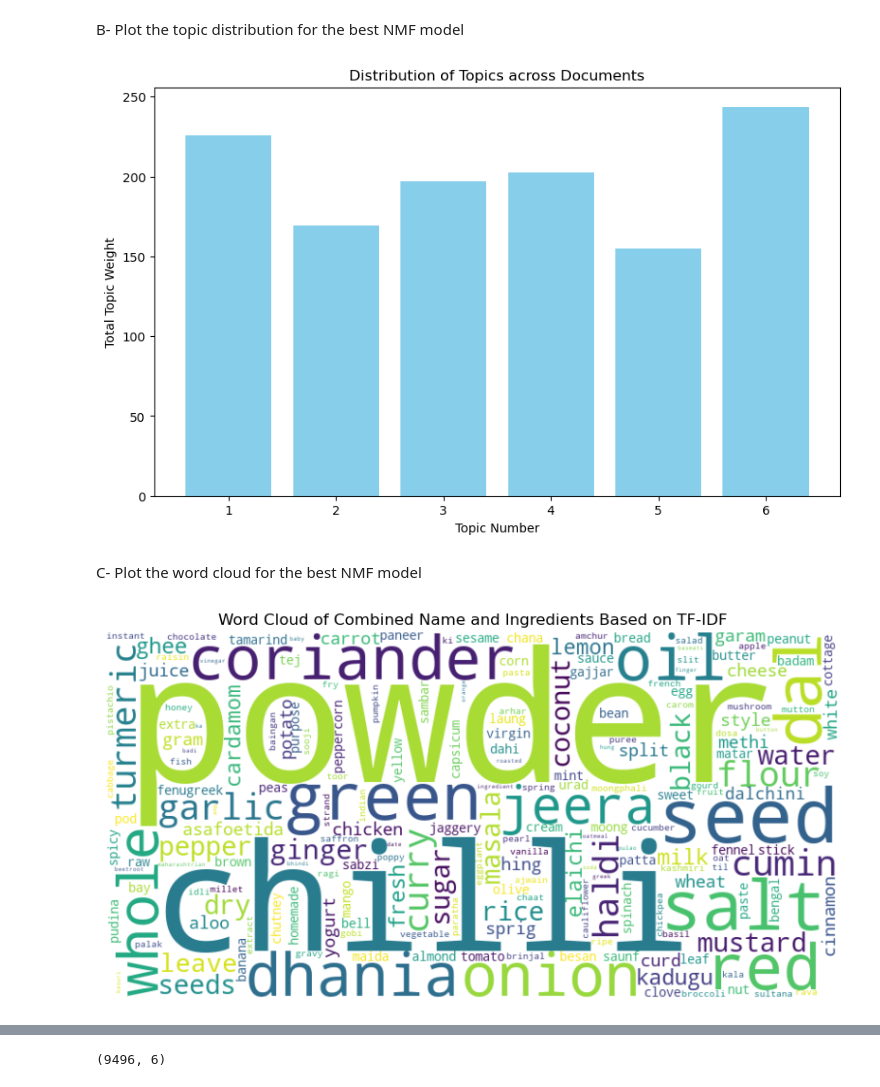
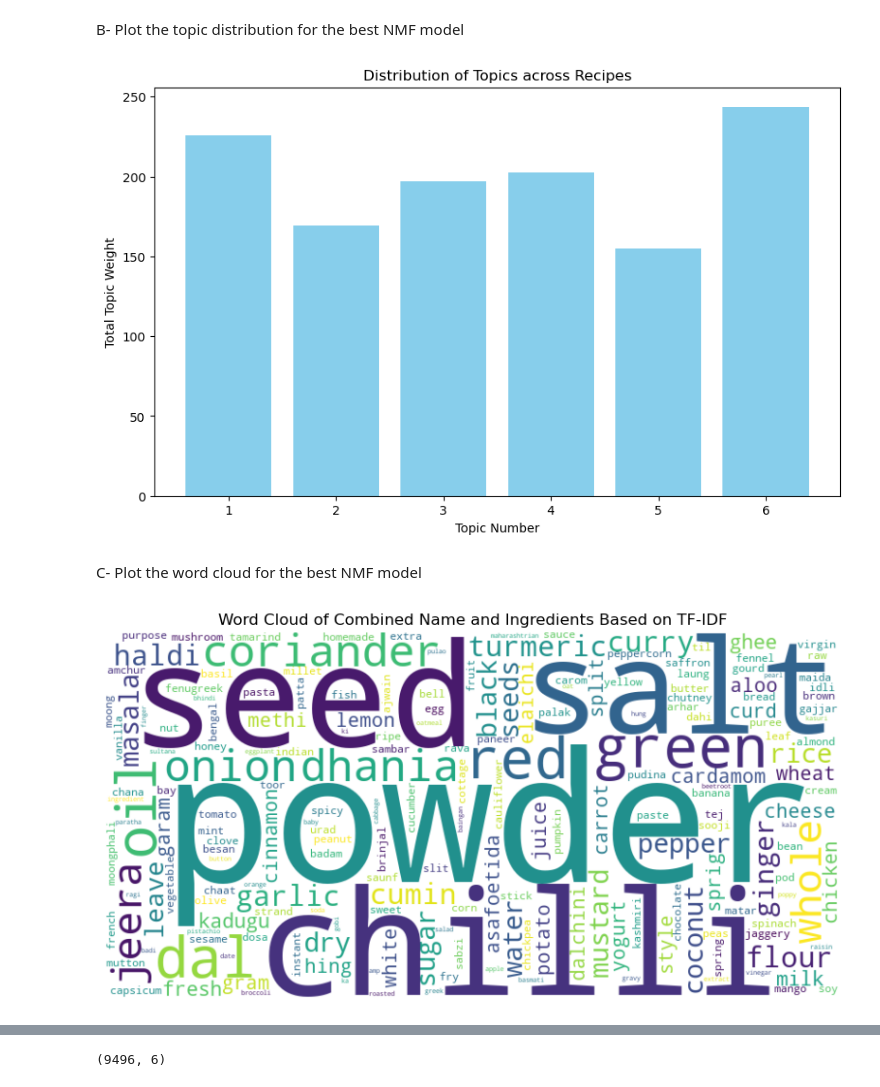
Before and after one commit to jonkerr/indian-food, a Jupyter notebook: topic_modeling_NMF.ipynb, the cells around one changed output, grey strips where cells are left out. Cells and saved outputs as stored; diff of their text form; code cells hidden in the pictures.

```diff
--- a/topic_modeling_NMF.ipynb
+++ b/topic_modeling_NMF.ipynb
@@ -259,46 +279,25 @@ Topic 6: seed mustard curry kadugu coconut dry chilli tamarind fresh red oil asa
 # %% [markdown]
 B- Plot the topic distribution for the best NMF model
 # %%
-best_num_topics = 6
-tfidf_vectorizer = TfidfVectorizer()
-tfidf_matrix = tfidf_vectorizer.fit_transform(processed_df['combined_name_ingredients'])
-
-# Train the NMF model with the optimal number of topics
-nmf_model = NMF(n_components=best_num_topics, random_state=42)
-topic_matrix = nmf_model.fit_transform(tfidf_matrix)
-
-# Sum the topic weights across all documents for each topic
-topic_distribution = np.sum(topic_matrix, axis=0)
-
 plt.figure(figsize=(10, 6))
 plt.bar(range(1, best_num_topics + 1), topic_distribution, color='skyblue')
 plt.xlabel("Topic Number")
 plt.ylabel("Total Topic Weight")
-plt.title("Distribution of Topics across Documents")
+plt.title("Distribution of Topics across Recipes")
 plt.xticks(range(1, best_num_topics + 1))  # Label each topic
 plt.show()
 # %% [output]
-[figure, old version]
+[figure, new version]
 # %% [markdown]
 C- Plot the word cloud for the best NMF model
 # %%
-vectorizer = TfidfVectorizer()
-tfidf_matrix = vectorizer.fit_transform(processed_df['combined_name_ingredients'])
-
-# Get the feature names (words) and their corresponding TF-IDF scores
-feature_names = vectorizer.get_feature_names_out()
-tfidf_scores = tfidf_matrix.sum(axis=0).A1  # Sum TF-IDF scores across all documents
-
-# Create a dictionary of words and their TF-IDF scores
-word_tfidf_dict = dict(zip(feature_names, tfidf_scores))
-
 wordcloud = WordCloud(width=800, height=400, background_color='white', colormap='viridis')
 wordcloud.generate_from_frequencies(word_tfidf_dict)
 
 plt.figure(figsize=(10, 6))
 plt.imshow(wordcloud, interpolation='bilinear')
 plt.axis('off')
 plt.title("Word Cloud of Combined Name and Ingredients Based on TF-IDF")
 plt.show()
 # %% [output]
-[figure, old version]
+[figure, new version]
```
Also changed, not shown: parts of 19 cells of this notebook.
